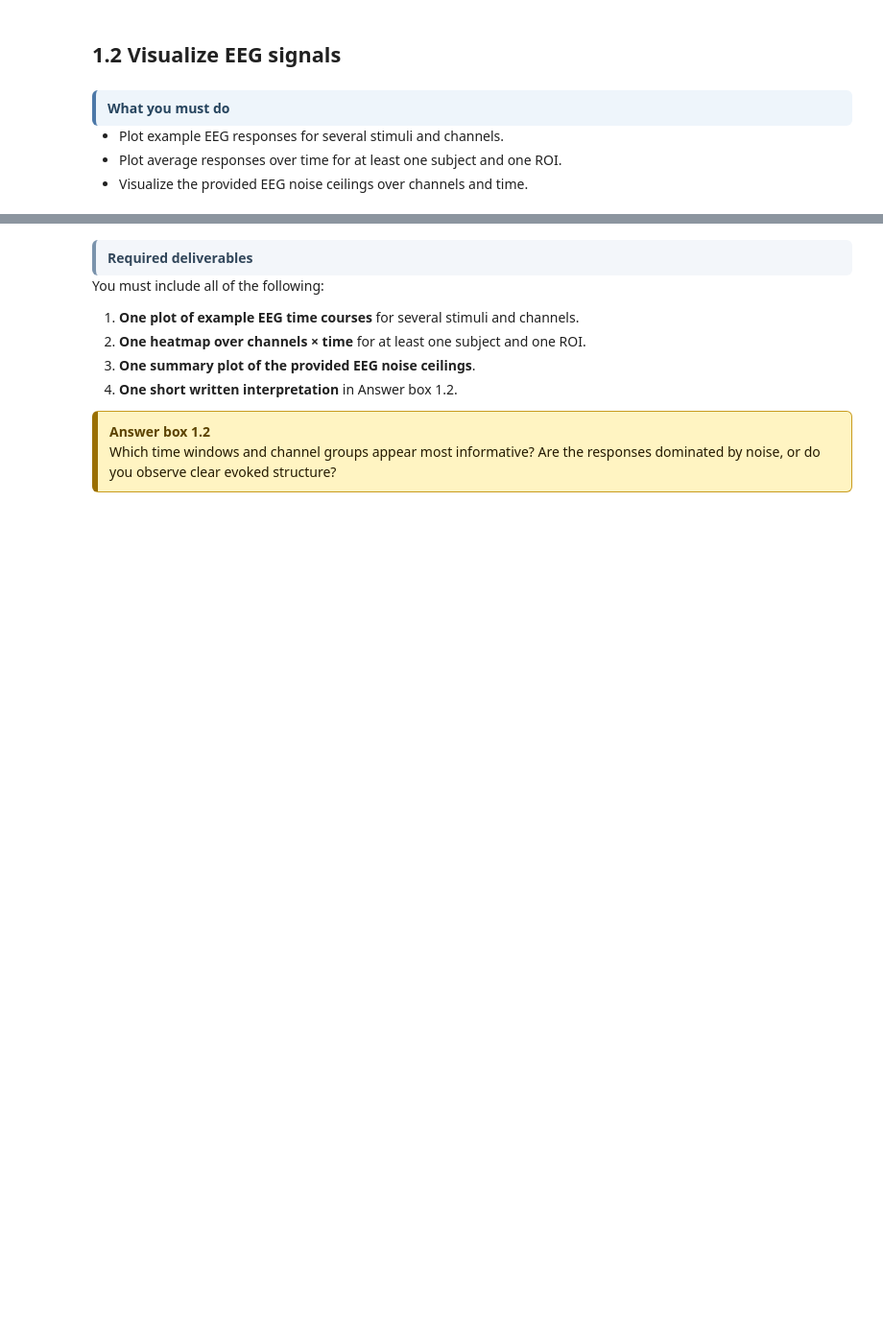
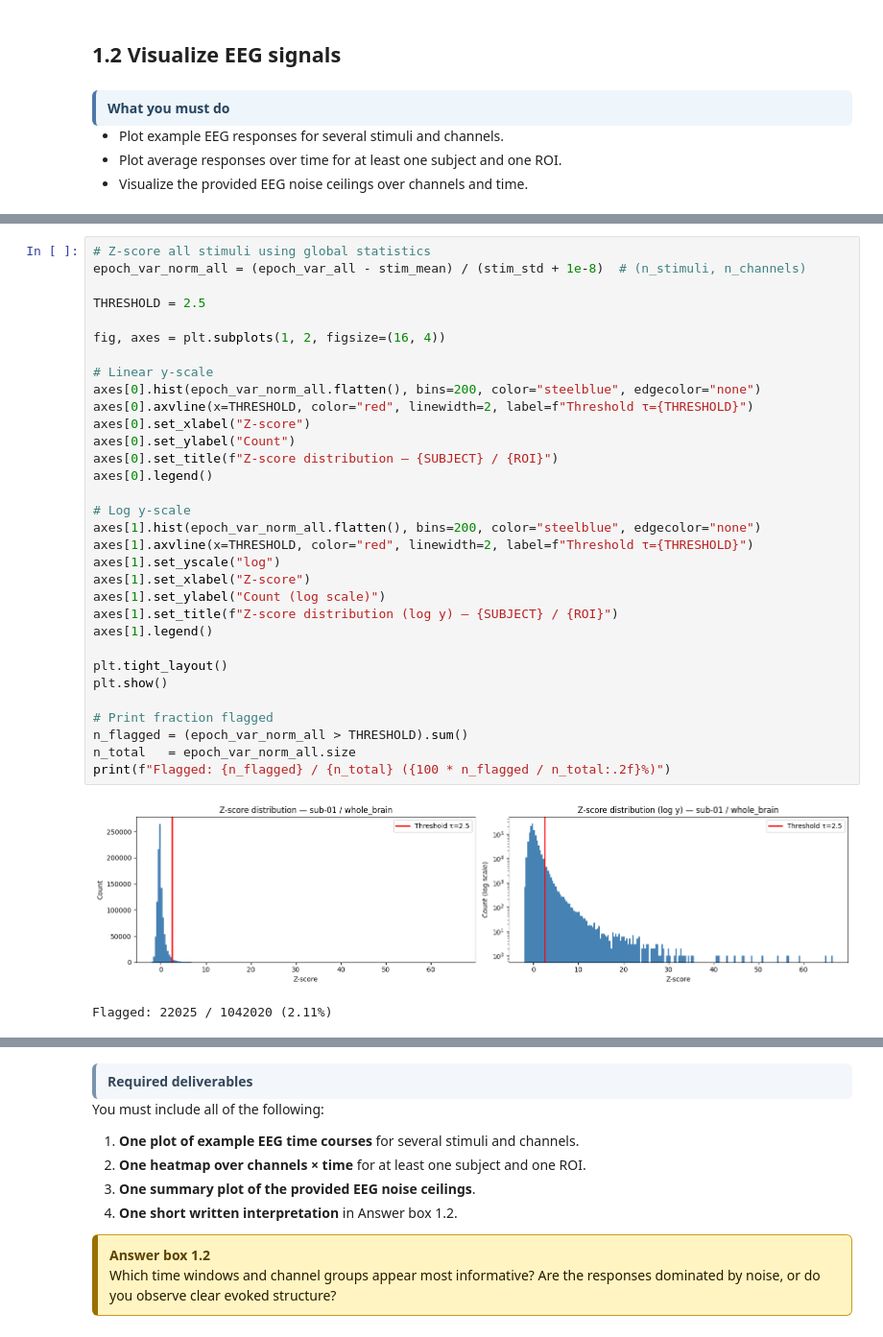
Before and after one commit to AnastasisPap/Brain-like-computation-and-intelligence-project, a Jupyter notebook: nx414_project_2026.ipynb, the cells around one changed output, grey strips where cells are left out. Shown at 96% size. Saved outputs shown, nothing was run; the diff lists cells and outputs as text; blank space fills up the shorter version.

```diff
--- a/nx414_project_2026.ipynb
+++ b/nx414_project_2026.ipynb
@@ -736,0 +1015,35 @@ I will first write some code to identify dead channels. Ideally we identify in w
+# %%
+# Z-score all stimuli using global statistics
+epoch_var_norm_all = (epoch_var_all - stim_mean) / (stim_std + 1e-8)  # (n_stimuli, n_channels)
+
+THRESHOLD = 2.5
+
+fig, axes = plt.subplots(1, 2, figsize=(16, 4))
+
+# Linear y-scale
+axes[0].hist(epoch_var_norm_all.flatten(), bins=200, color="steelblue", edgecolor="none")
+axes[0].axvline(x=THRESHOLD, color="red", linewidth=2, label=f"Threshold τ={THRESHOLD}")
+axes[0].set_xlabel("Z-score")
+axes[0].set_ylabel("Count")
+axes[0].set_title(f"Z-score distribution — {SUBJECT} / {ROI}")
+axes[0].legend()
+
+# Log y-scale
+axes[1].hist(epoch_var_norm_all.flatten(), bins=200, color="steelblue", edgecolor="none")
+axes[1].axvline(x=THRESHOLD, color="red", linewidth=2, label=f"Threshold τ={THRESHOLD}")
+axes[1].set_yscale("log")
+axes[1].set_xlabel("Z-score")
+axes[1].set_ylabel("Count (log scale)")
+axes[1].set_title(f"Z-score distribution (log y) — {SUBJECT} / {ROI}")
+axes[1].legend()
+
+plt.tight_layout()
+plt.show()
+
+# Print fraction flagged
+n_flagged = (epoch_var_norm_all > THRESHOLD).sum()
+n_total   = epoch_var_norm_all.size
+print(f"Flagged: {n_flagged} / {n_total} ({100 * n_flagged / n_total:.2f}%)")
+# %% [output]
+[figure, added]
+Flagged: 22025 / 1042020 (2.11%)
```
Also changed, not shown: parts of 11 cells of this notebook, 4 other files.
